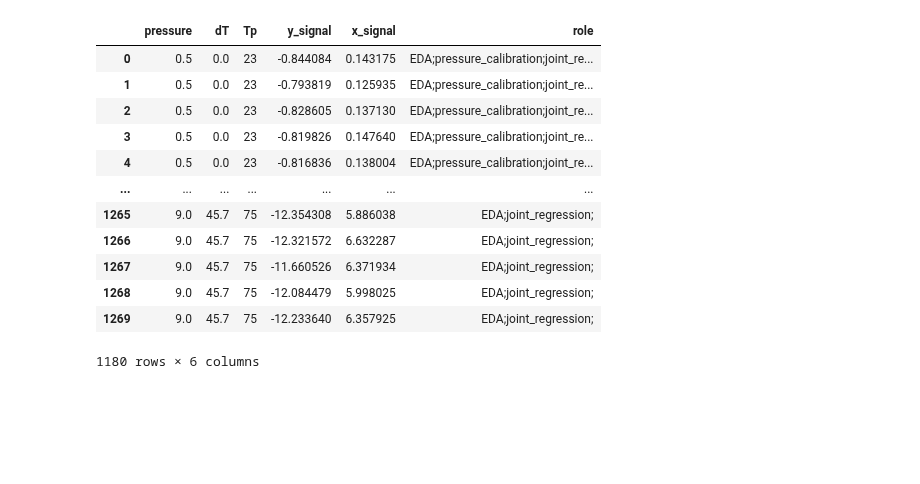
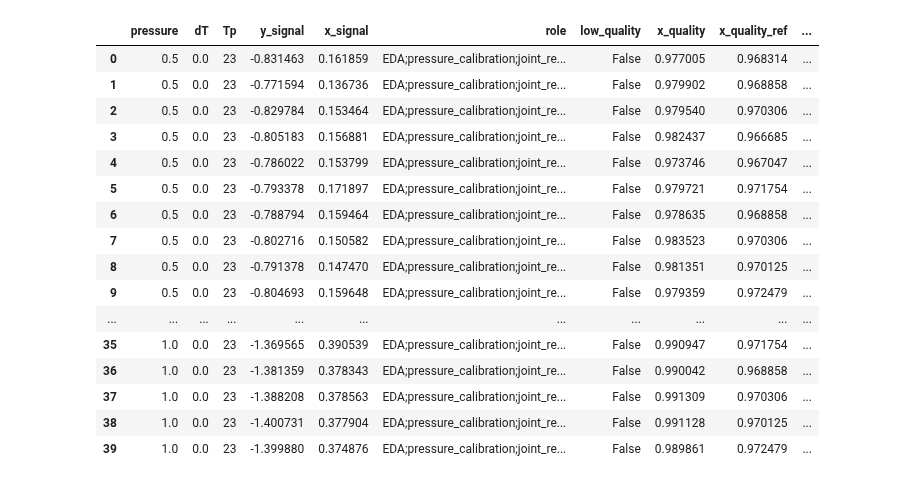
Before and after one commit to szybec31/OFDR-ML-TempPressure, a Jupyter notebook: analyze.ipynb, the cells around one changed output. Cells and saved outputs as stored; diff of their text form; code cells hidden in the pictures; blank space fills up the shorter version.

```diff
--- a/analyze.ipynb
+++ b/analyze.ipynb
@@ -82,16 +76,21 @@ df_summary[df_summary["ref"].notna()]
 # %%
-df_summary[df_summary["ref"].notna()][["pressure", "dT", "Tp", "y_signal", "x_signal", "role"]]
+df_base_for_training = df_summary[df_summary["ref"].notna()][["pressure", "dT", "Tp", "y_signal", "x_signal", "role", "low_quality", "x_quality", "x_quality_ref", "y_quality", "y_quality_ref"]]
+df_base_for_training[df_base_for_training["x_quality"] > 0.9]
 # %% [output]
-|  | pressure | dT | Tp | y_signal | x_signal | role |
-| 0 | 0.5 | 0.0 | 23 | -0.844084 | 0.143175 | EDA;pressure_calibration;joint_re... |
-| 1 | 0.5 | 0.0 | 23 | -0.793819 | 0.125935 | EDA;pressure_calibration;joint_re... |
-| 2 | 0.5 | 0.0 | 23 | -0.828605 | 0.137130 | EDA;pressure_calibration;joint_re... |
-| 3 | 0.5 | 0.0 | 23 | -0.819826 | 0.147640 | EDA;pressure_calibration;joint_re... |
-| 4 | 0.5 | 0.0 | 23 | -0.816836 | 0.138004 | EDA;pressure_calibration;joint_re... |
-| ... | ... | ... | ... | ... | ... | ... |
-| 1265 | 9.0 | 45.7 | 75 | -12.354308 | 5.886038 | EDA;joint_regression; |
-| 1266 | 9.0 | 45.7 | 75 | -12.321572 | 6.632287 | EDA;joint_regression; |
-| 1267 | 9.0 | 45.7 | 75 | -11.660526 | 6.371934 | EDA;joint_regression; |
-| 1268 | 9.0 | 45.7 | 75 | -12.084479 | 5.998025 | EDA;joint_regression; |
-| 1269 | 9.0 | 45.7 | 75 | -12.233640 | 6.357925 | EDA;joint_regression; |
+|  | pressure | dT | Tp | y_signal | x_signal | role | low_quality | x_quality | x_quality_ref | ... |
+| 0 | 0.5 | 0.0 | 23 | -0.831463 | 0.161859 | EDA;pressure_calibration;joint_re... | False | 0.977005 | 0.968314 | ... |
+| 1 | 0.5 | 0.0 | 23 | -0.771594 | 0.136736 | EDA;pressure_calibration;joint_re... | False | 0.979902 | 0.968858 | ... |
+| 2 | 0.5 | 0.0 | 23 | -0.829784 | 0.153464 | EDA;pressure_calibration;joint_re... | False | 0.979540 | 0.970306 | ... |
+| 3 | 0.5 | 0.0 | 23 | -0.805183 | 0.156881 | EDA;pressure_calibration;joint_re... | False | 0.982437 | 0.966685 | ... |
+| 4 | 0.5 | 0.0 | 23 | -0.786022 | 0.153799 | EDA;pressure_calibration;joint_re... | False | 0.973746 | 0.967047 | ... |
+| 5 | 0.5 | 0.0 | 23 | -0.793378 | 0.171897 | EDA;pressure_calibration;joint_re... | False | 0.979721 | 0.971754 | ... |
+| 6 | 0.5 | 0.0 | 23 | -0.788794 | 0.159464 | EDA;pressure_calibration;joint_re... | False | 0.978635 | 0.968858 | ... |
+| 7 | 0.5 | 0.0 | 23 | -0.802716 | 0.150582 | EDA;pressure_calibration;joint_re... | False | 0.983523 | 0.970306 | ... |
+| 8 | 0.5 | 0.0 | 23 | -0.791378 | 0.147470 | EDA;pressure_calibration;joint_re... | False | 0.981351 | 0.970125 | ... |
+| 9 | 0.5 | 0.0 | 23 | -0.804693 | 0.159648 | EDA;pressure_calibration;joint_re... | False | 0.979359 | 0.972479 | ... |
+| ... | ... | ... | ... | ... | ... | ... | ... | ... | ... | ... |
+| 35 | 1.0 | 0.0 | 23 | -1.369565 | 0.390539 | EDA;pressure_calibration;joint_re... | False | 0.990947 | 0.971754 | ... |
+| 36 | 1.0 | 0.0 | 23 | -1.381359 | 0.378343 | EDA;pressure_calibration;joint_re... | False | 0.990042 | 0.968858 | ... |
+| 37 | 1.0 | 0.0 | 23 | -1.388208 | 0.378563 | EDA;pressure_calibration;joint_re... | False | 0.991309 | 0.970306 | ... |
+| 38 | 1.0 | 0.0 | 23 | -1.400731 | 0.377904 | EDA;pressure_calibration;joint_re... | False | 0.991128 | 0.970125 | ... |
+| 39 | 1.0 | 0.0 | 23 | -1.399880 | 0.374876 | EDA;pressure_calibration;joint_re... | False | 0.989861 | 0.972479 | ... |
-1180 rows × 6 columns
```
Also changed, not shown: parts of 8 cells of this notebook, 3 other files.
